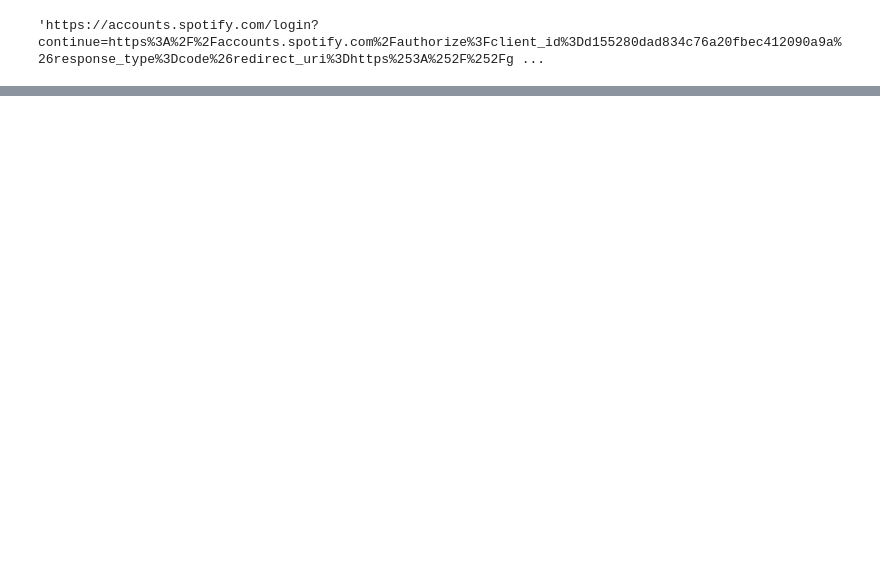
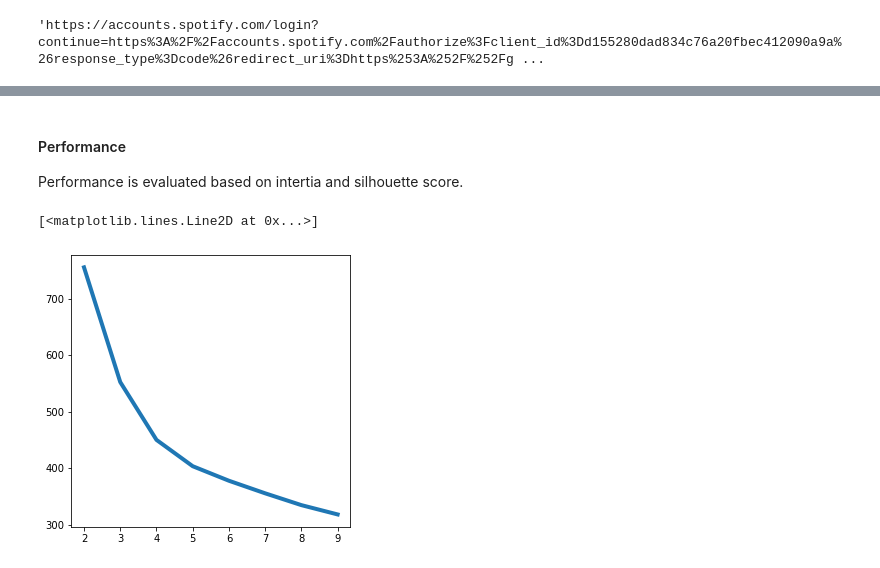
Before and after one commit to vrctin/Track-Clusterization, a Jupyter notebook: Spotify+LastFM clusterization.ipynb, the cells around one changed output, grey strips where cells are left out. Cells and saved outputs as stored; diff of their text form; code cells hidden in the pictures; blank space fills up the shorter version.

```diff
--- a/Spotify+LastFM clusterization.ipynb
+++ b/Spotify+LastFM clusterization.ipynb
@@ -109,7 +126,7 @@ getSpotifyAuthorizationURL()
 'https://accounts.spotify.com/login?continue=https%3A%2F%2Faccounts.spotify.com%2Fauthorize%3Fclient_id%3Dd155280dad834c76a20fbec412090a9a%26response_type%3Dcode%26redirect_uri%3Dhttps%253A%252F%252Fg ...
 # %%
 # Replace with the callback from earlier
-sp_code = "AQA6szHTkm4NkgZSSHNjHHVm3wHJsxlG-K0NgBDpAoWBttKsD8UUFbIY9tvHk4YO7cN7UYw1_tjLaz6UgFf6G7RghYSMFeviQKXyLaDmUa9TPHafMmoYDN26VdNwTs1C7Y9VOVPvIJSbmhhVpnvroKWttyZo2S2nMRFRVes"
+sp_code = "AQCTPXxuAUZAmFWmUNLL1of2NrH34GwzCcoGNFsH7jWbx1l9PcK_2-xL9nSrDxfBDlGux7n2ap5o5oV6KOwR0n2rWXLy4RFppGGBWMOKH0qJhIBrRzTYFTh9UhBw1yqmjqP8jQBY17Y7XTlQm9lSZRNEsuxuZrLUcAA2hvw"
 
 def getSpotifyTokens():
     data = {
@@ -560,13 +198,0 @@ getNSongsOfCluster(friendly_audio_features_4cl, 10, 3)
-# %%
-# Experimenting with Gaussian Mixtures
-
-from sklearn.mixture import GaussianMixture
-
-aics = []
-bics = []
-for i in range(1, 20):
-    gm = GaussianMixture(n_components=i, n_init=10).fit(audio_features_dataframe)
-    bics.append(gm.bic(audio_features_dataframe))
-    aics.append(gm.aic(audio_features_dataframe))
-
-    print("Trained with {} components in mind".format(i))
@@ -600,0 +201,22 @@ plt.show()
+# %%
+track_ids = []
+
+print("Beginning search...")
+
+failed_items = 0
+for term in search_terms:
+    try:
+        search_result = searchSpotifySong(term)
+        time.sleep(0.3)
+
+        track_id = search_result['tracks']['items'][0]['id']
+        if track_id not in track_ids:
+            track_ids.append(track_id)
+
+        if len(track_ids) % 400 == 0:
+            print("Reached {} milestone. {} failed.".format(len(track_ids), failed_items))
+    except:
+        failed_items += 1
+
+
+print("Extracted {} ids.\nCould not identify {} songs.".format(len(track_ids), failed_items))
@@ -600,0 +357,14 @@ plt.show()
+# %% [markdown]
+#### Performance
+
+Performance is evaluated based on intertia and silhouette score.
+# %%
+import matplotlib.pyplot as plt
+
+plt.rcParams["figure.figsize"] = (5, 5)
+
+y = range(2, 10)
+plt.plot(y, inertias, linewidth=4, label="Model inertia")
+# %% [output]
+[<matplotlib.lines.Line2D at 0x...>]
+[figure, added]
```
Also changed, not shown: parts of 58 cells of this notebook.
